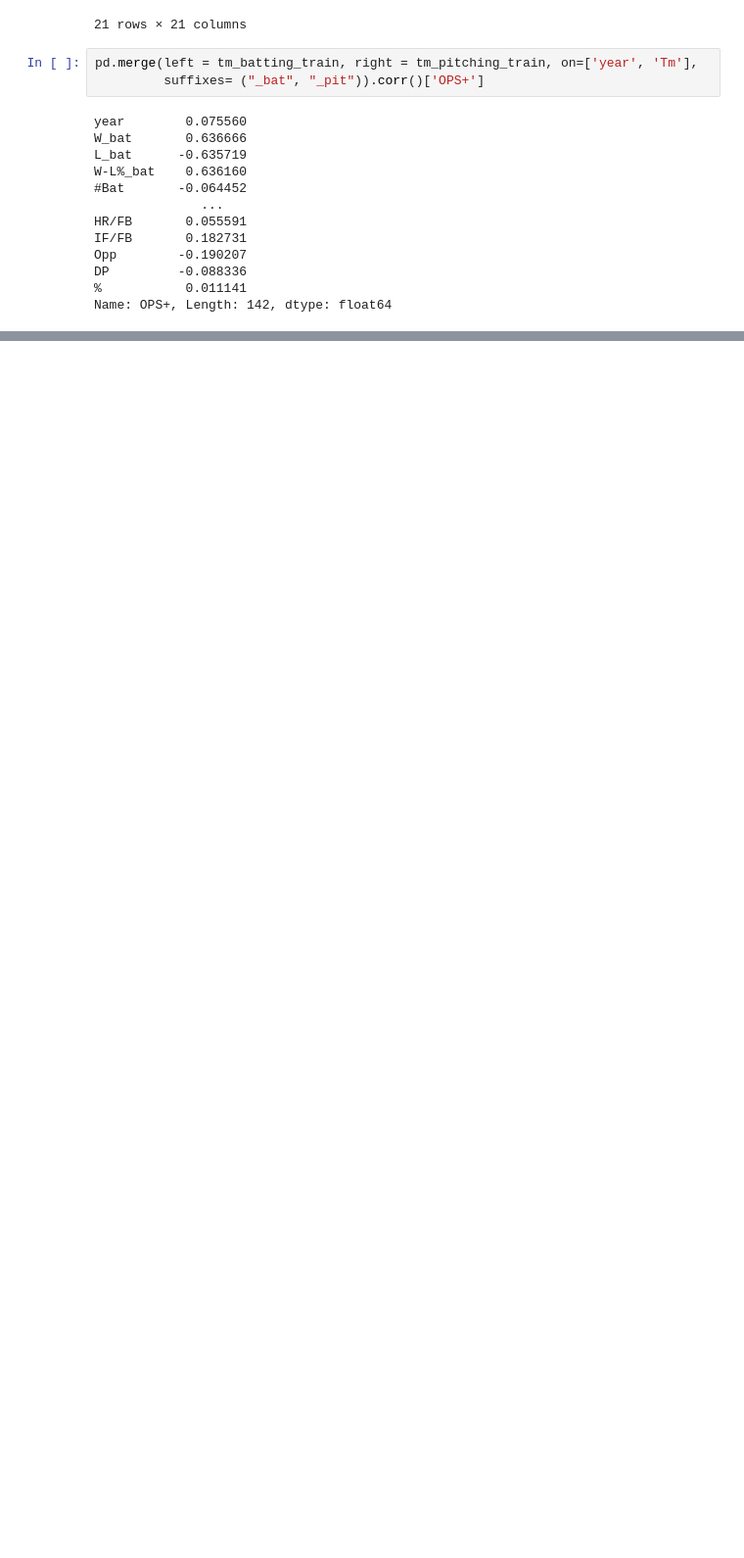
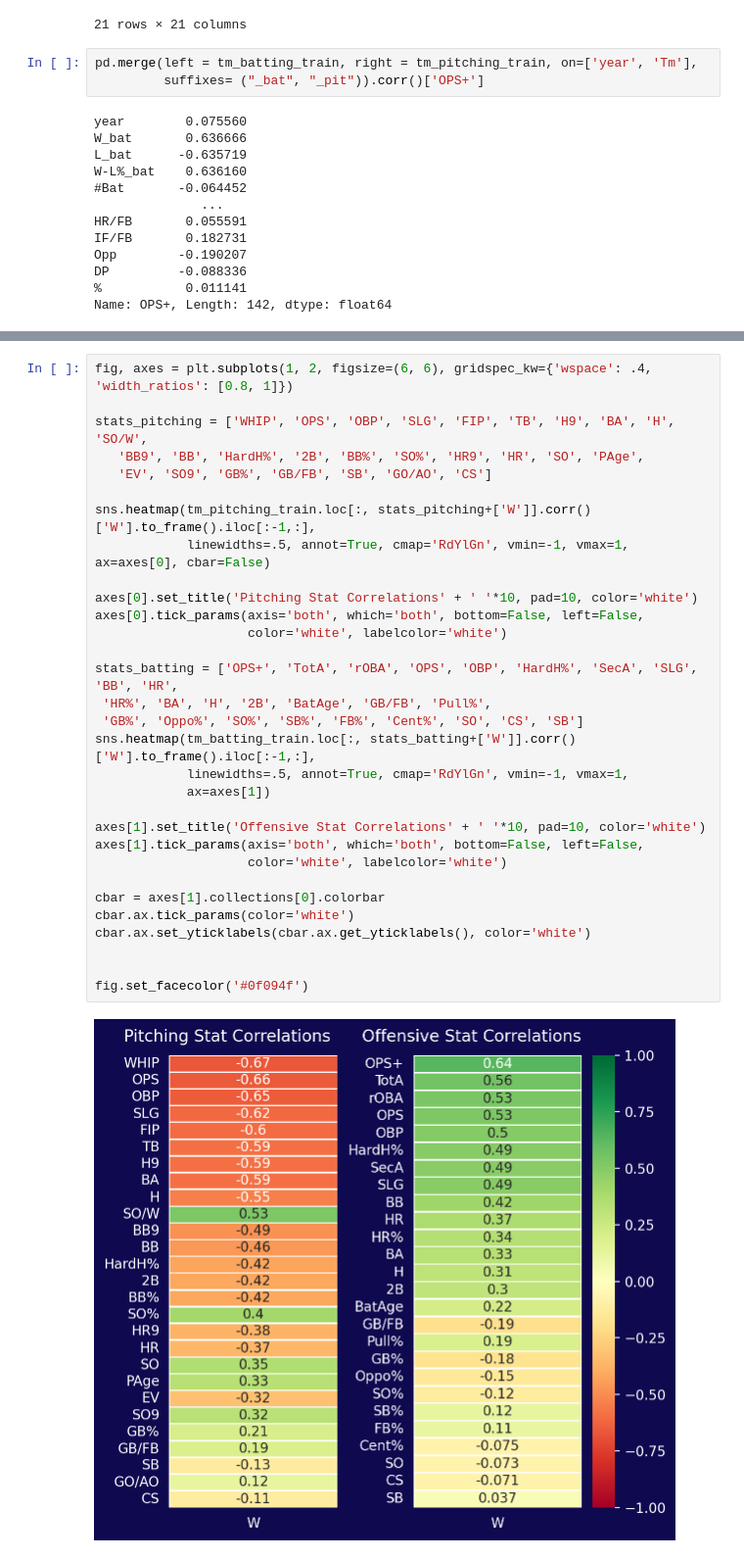
Before and after one commit to martin-reyes/project-regression_predict_mlb_wins, a Jupyter notebook: Explore.ipynb, the cells around one changed output, grey strips where cells are left out. Shown at 98% size. Cells and saved outputs as stored; diff of their text form; blank space fills up the shorter version.

```diff
--- a/P1 Explore.ipynb
+++ b/Explore.ipynb
@@ -975,0 +1108,33 @@ Name: OPS+, Length: 142, dtype: float64
+# %%
+fig, axes = plt.subplots(1, 2, figsize=(6, 6), gridspec_kw={'wspace': .4, 'width_ratios': [0.8, 1]})
+
+stats_pitching = ['WHIP', 'OPS', 'OBP', 'SLG', 'FIP', 'TB', 'H9', 'BA', 'H', 'SO/W',
+   'BB9', 'BB', 'HardH%', '2B', 'BB%', 'SO%', 'HR9', 'HR', 'SO', 'PAge',
+   'EV', 'SO9', 'GB%', 'GB/FB', 'SB', 'GO/AO', 'CS']
+
+sns.heatmap(tm_pitching_train.loc[:, stats_pitching+['W']].corr()['W'].to_frame().iloc[:-1,:],
+            linewidths=.5, annot=True, cmap='RdYlGn', vmin=-1, vmax=1, ax=axes[0], cbar=False)
+
+axes[0].set_title('Pitching Stat Correlations' + ' '*10, pad=10, color='white')
+axes[0].tick_params(axis='both', which='both', bottom=False, left=False,
+                    color='white', labelcolor='white')
+
+stats_batting = ['OPS+', 'TotA', 'rOBA', 'OPS', 'OBP', 'HardH%', 'SecA', 'SLG', 'BB', 'HR',
+ 'HR%', 'BA', 'H', '2B', 'BatAge', 'GB/FB', 'Pull%',
+ 'GB%', 'Oppo%', 'SO%', 'SB%', 'FB%', 'Cent%', 'SO', 'CS', 'SB']
+sns.heatmap(tm_batting_train.loc[:, stats_batting+['W']].corr()['W'].to_frame().iloc[:-1,:],
+            linewidths=.5, annot=True, cmap='RdYlGn', vmin=-1, vmax=1,
+            ax=axes[1])
+
+axes[1].set_title('Offensive Stat Correlations' + ' '*10, pad=10, color='white')
+axes[1].tick_params(axis='both', which='both', bottom=False, left=False,
+                    color='white', labelcolor='white')
+
+cbar = axes[1].collections[0].colorbar
+cbar.ax.tick_params(color='white')
+cbar.ax.set_yticklabels(cbar.ax.get_yticklabels(), color='white')
+
+
+fig.set_facecolor('#0f094f')
+# %% [output]
+[figure, added]
```
Also changed, not shown: parts of 16 cells of this notebook, 5 other files.
